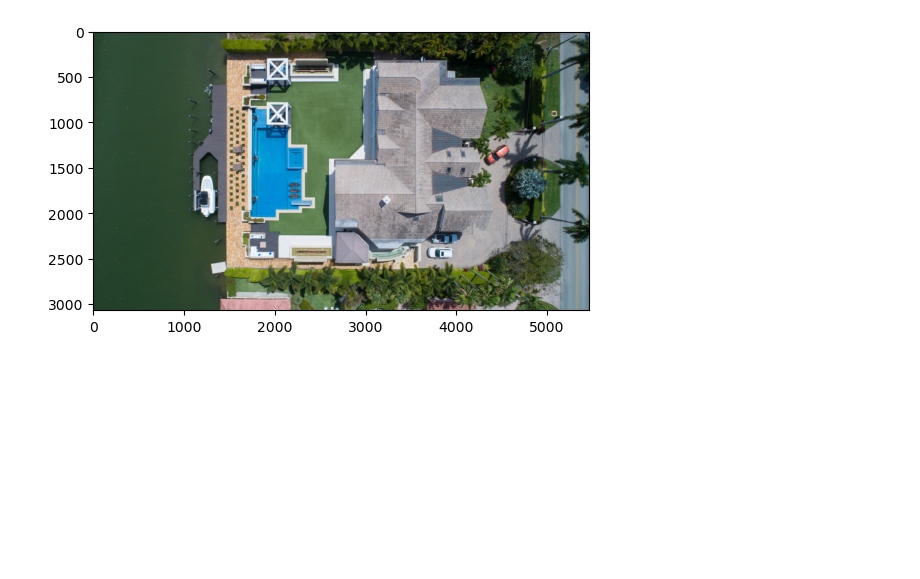
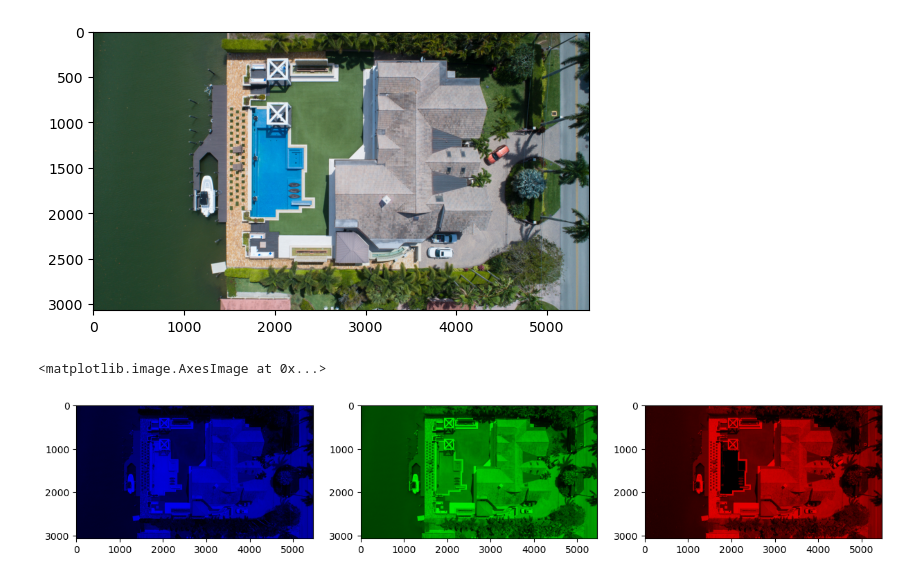
Before and after one commit to lokeshkumarn/Notebooks, a Jupyter notebook: aerial-view-open-cv.ipynb, the cells around one changed output. Cells and saved outputs as stored; diff of their text form; code cells hidden in the pictures; blank space fills up the shorter version.

```diff
--- a/aerial-view-open-cv.ipynb
+++ b/aerial-view-open-cv.ipynb
@@ -157,3 +157,24 @@ merged = cv.merge([b,g,r])
 plot_BGR_to_RGB(merged)
 # %% [output]
 [figure]
+# %%
+blank = np.zeros(img.shape[:2], dtype='uint8')
+# %%
+blue = cv.merge([b,blank,blank])
+green = cv.merge([blank,g,blank])
+red = cv.merge([blank, blank, r])
+
+blue = convert_BGR_to_RGB(blue)
+green = convert_BGR_to_RGB(green)
+red = convert_BGR_to_RGB(red)
+
+plt.figure(figsize=(15,5))
+plt.subplot(1,3,1)
+plt.imshow(blue)
+plt.subplot(1,3,2)
+plt.imshow(green)
+plt.subplot(1,3,3)
+plt.imshow(red)
+# %% [output]
+<matplotlib.image.AxesImage at 0x...>
+[figure, added]
```
